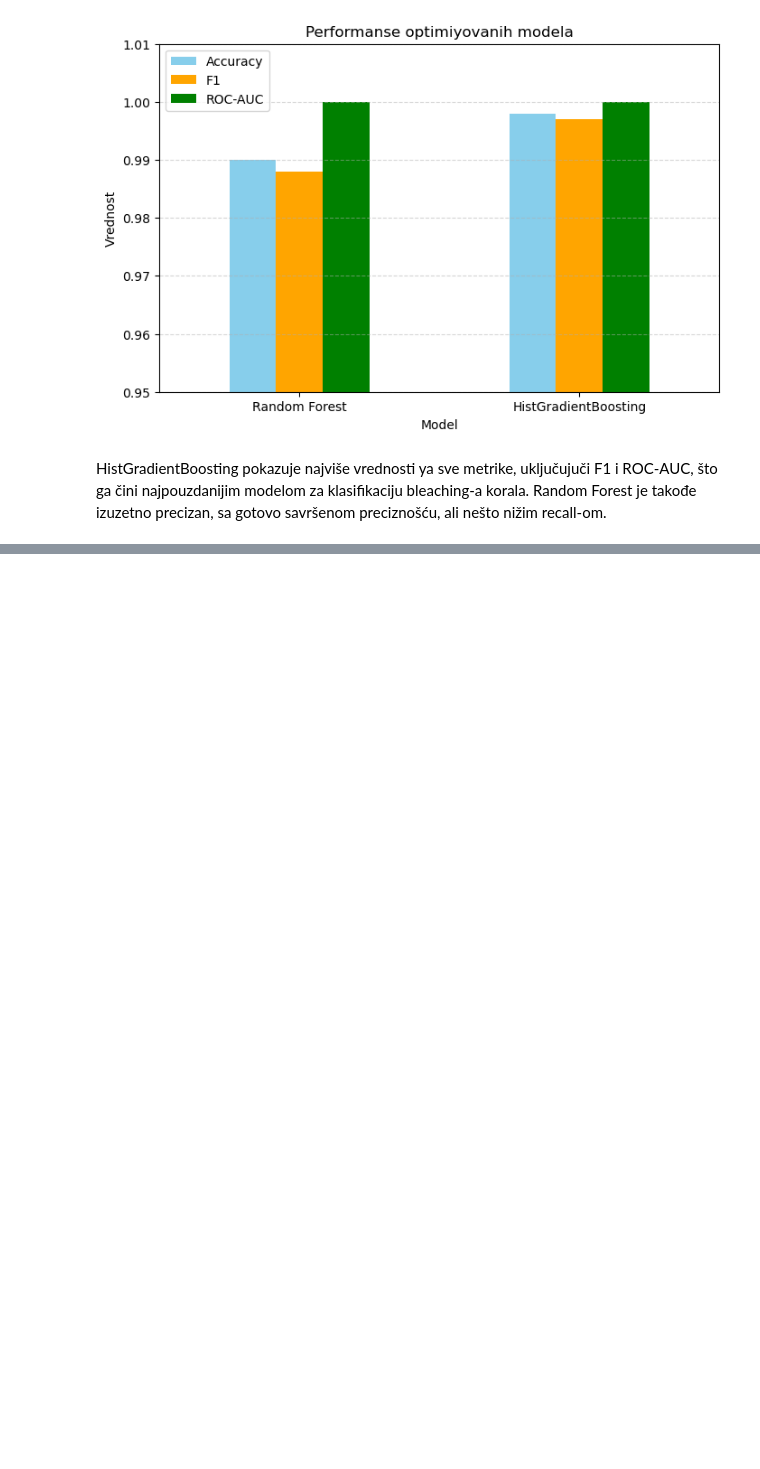
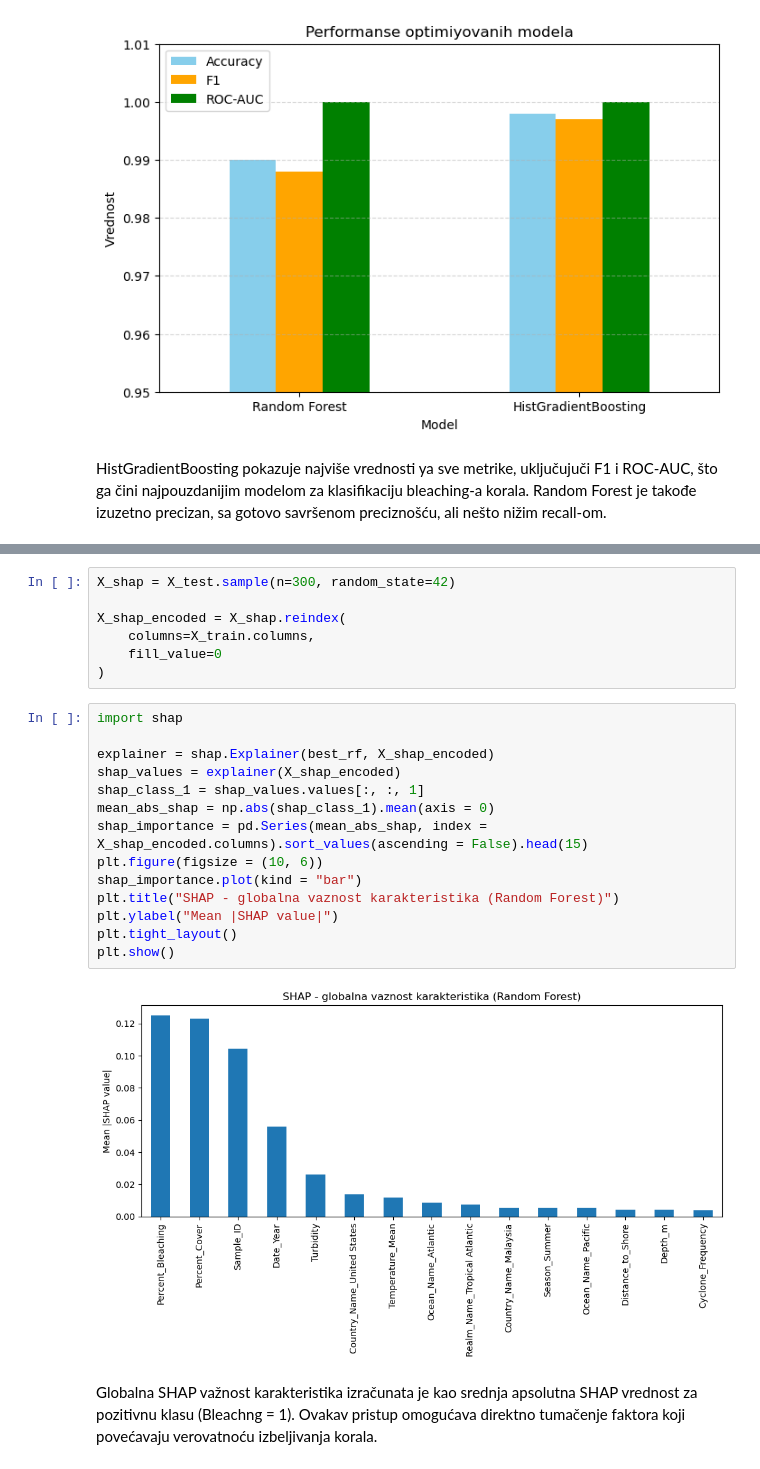
Before and after one commit to MarijaVidovic/MasinskoUcenjePrviProjekat, a Jupyter notebook: PRVA FAZA/CoralReefGlobalBlechingPrvaFaza.ipynb, the cells around one changed output, grey strips where cells are left out. Saved outputs shown, nothing was run; the diff lists cells and outputs as text; blank space fills up the shorter version.

```diff
--- a/PRVA FAZA/CoralReefGlobalBlechingPrvaFaza.ipynb
+++ b/PRVA FAZA/CoralReefGlobalBlechingPrvaFaza.ipynb
@@ -575,0 +620,25 @@ HistGradientBoosting pokazuje najviše vrednosti ya sve metrike, uključujuči F
+# %%
+X_shap = X_test.sample(n=300, random_state=42)
+
+X_shap_encoded = X_shap.reindex(
+    columns=X_train.columns,
+    fill_value=0
+)
+# %%
+import shap
+
+explainer = shap.Explainer(best_rf, X_shap_encoded)
+shap_values = explainer(X_shap_encoded)
+shap_class_1 = shap_values.values[:, :, 1]
+mean_abs_shap = np.abs(shap_class_1).mean(axis = 0)
+shap_importance = pd.Series(mean_abs_shap, index = X_shap_encoded.columns).sort_values(ascending = False).head(15)
+plt.figure(figsize = (10, 6))
+shap_importance.plot(kind = "bar")
+plt.title("SHAP - globalna vaznost karakteristika (Random Forest)")
+plt.ylabel("Mean |SHAP value|")
+plt.tight_layout()
+plt.show()
+# %% [output]
+[figure, added]
+# %% [markdown]
+Globalna SHAP važnost karakteristika izračunata je kao srednja apsolutna SHAP vrednost za pozitivnu klasu (Bleachng = 1). Ovakav pristup omogućava direktno tumačenje faktora koji povećavaju verovatnoću izbeljivanja korala.
```
Also changed, not shown: parts of 12 cells of this notebook.
